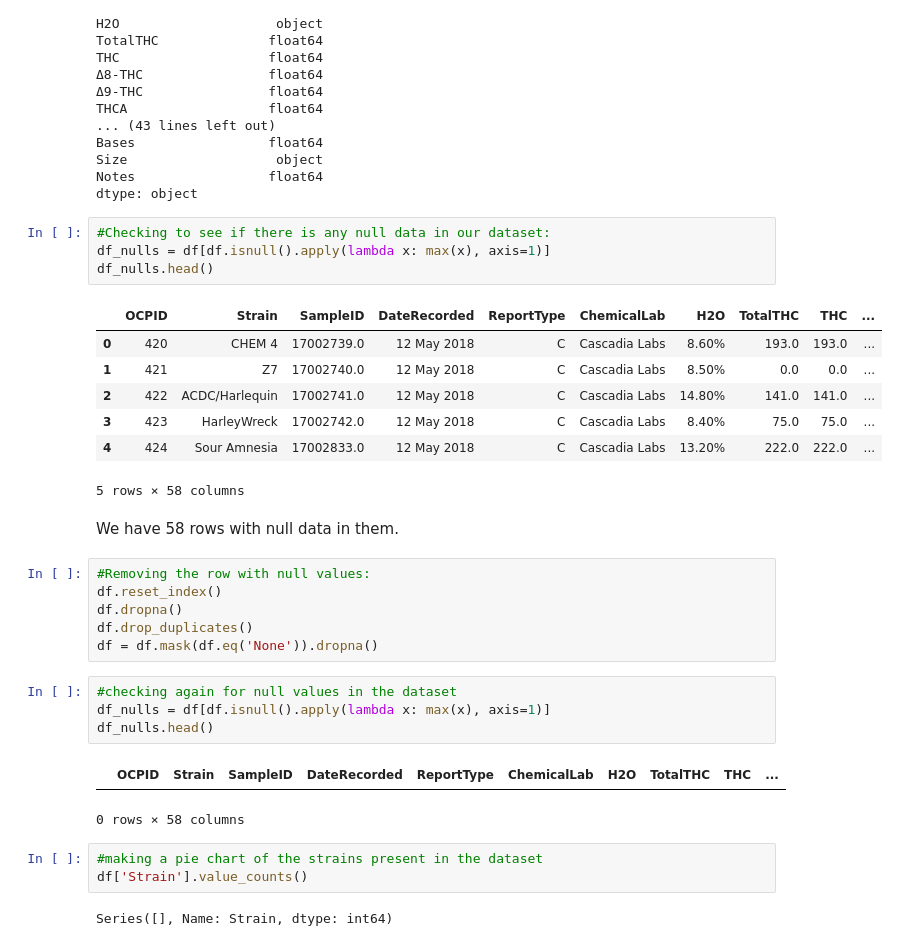
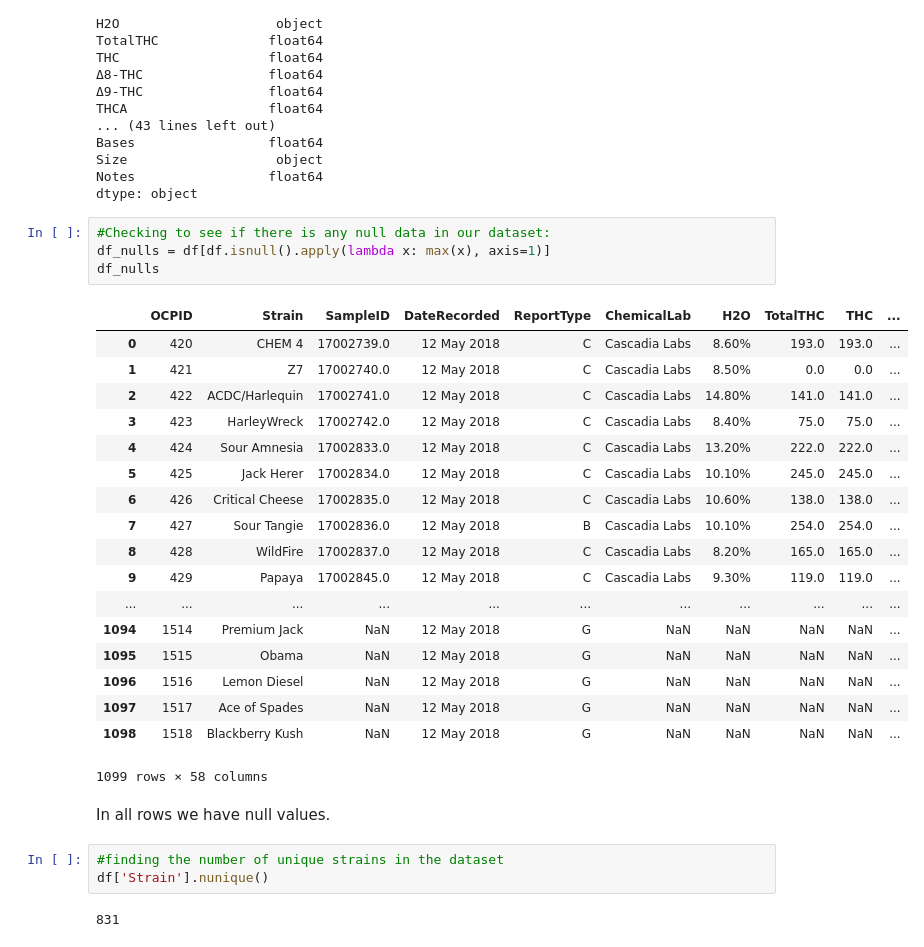
Before and after one commit to kavehamini/Cannabis_Project, a Jupyter notebook: Cannabis_Project.ipynb, the cells around one changed output. Cells and saved outputs as stored; diff of their text form.

```diff
--- a/Cannabis_Project.ipynb
+++ b/Cannabis_Project.ipynb
@@ -68,32 +68,30 @@ dtype: object
 # %%
 #Checking to see if there is any null data in our dataset:
 df_nulls = df[df.isnull().apply(lambda x: max(x), axis=1)]
-df_nulls.head()
+df_nulls
 # %% [output]
 |  | OCPID | Strain | SampleID | DateRecorded | ReportType | ChemicalLab | H2O | TotalTHC | THC | ... |
 | 0 | 420 | CHEM 4 | 17002739.0 | 12 May 2018 | C | Cascadia Labs | 8.60% | 193.0 | 193.0 | ... |
 | 1 | 421 | Z7 | 17002740.0 | 12 May 2018 | C | Cascadia Labs | 8.50% | 0.0 | 0.0 | ... |
 | 2 | 422 | ACDC/Harlequin | 17002741.0 | 12 May 2018 | C | Cascadia Labs | 14.80% | 141.0 | 141.0 | ... |
 | 3 | 423 | HarleyWreck | 17002742.0 | 12 May 2018 | C | Cascadia Labs | 8.40% | 75.0 | 75.0 | ... |
 | 4 | 424 | Sour Amnesia | 17002833.0 | 12 May 2018 | C | Cascadia Labs | 13.20% | 222.0 | 222.0 | ... |
+| 5 | 425 | Jack Herer | 17002834.0 | 12 May 2018 | C | Cascadia Labs | 10.10% | 245.0 | 245.0 | ... |
+| 6 | 426 | Critical Cheese | 17002835.0 | 12 May 2018 | C | Cascadia Labs | 10.60% | 138.0 | 138.0 | ... |
+| 7 | 427 | Sour Tangie | 17002836.0 | 12 May 2018 | B | Cascadia Labs | 10.10% | 254.0 | 254.0 | ... |
+| 8 | 428 | WildFire | 17002837.0 | 12 May 2018 | C | Cascadia Labs | 8.20% | 165.0 | 165.0 | ... |
+| 9 | 429 | Papaya | 17002845.0 | 12 May 2018 | C | Cascadia Labs | 9.30% | 119.0 | 119.0 | ... |
+| ... | ... | ... | ... | ... | ... | ... | ... | ... | ... | ... |
+| 1094 | 1514 | Premium Jack | NaN | 12 May 2018 | G | NaN | NaN | NaN | NaN | ... |
+| 1095 | 1515 | Obama | NaN | 12 May 2018 | G | NaN | NaN | NaN | NaN | ... |
+| 1096 | 1516 | Lemon Diesel | NaN | 12 May 2018 | G | NaN | NaN | NaN | NaN | ... |
+| 1097 | 1517 | Ace of Spades | NaN | 12 May 2018 | G | NaN | NaN | NaN | NaN | ... |
+| 1098 | 1518 | Blackberry Kush | NaN | 12 May 2018 | G | NaN | NaN | NaN | NaN | ... |
-5 rows × 58 columns
+1099 rows × 58 columns
-# %% [markdown]
-We have 58 rows with null data in them.
-# %%
-#Removing the row with null values:
-df.reset_index()
-df.dropna()
-df.drop_duplicates()
-df = df.mask(df.eq('None')).dropna()
-# %%
-#checking again for null values in the dataset
-df_nulls = df[df.isnull().apply(lambda x: max(x), axis=1)]
-df_nulls.head()
-# %% [output]
-|  | OCPID | Strain | SampleID | DateRecorded | ReportType | ChemicalLab | H2O | TotalTHC | THC | ... |
-0 rows × 58 columns
+# %% [markdown]
+In all rows we have null values.
 # %%
-#making a pie chart of the strains present in the dataset
-df['Strain'].value_counts()
+#finding the number of unique strains in the dataset
+df['Strain'].nunique()
 # %% [output]
-Series([], Name: Strain, dtype: int64)
+831
```
Also changed, not shown: parts of 2 cells of this notebook.
